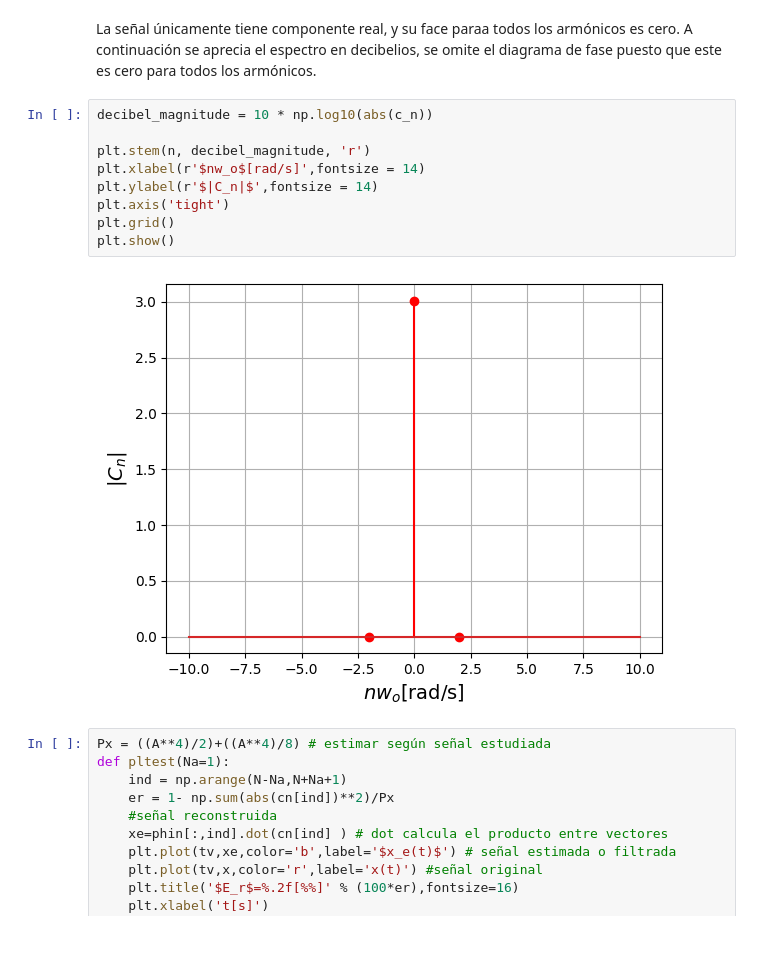
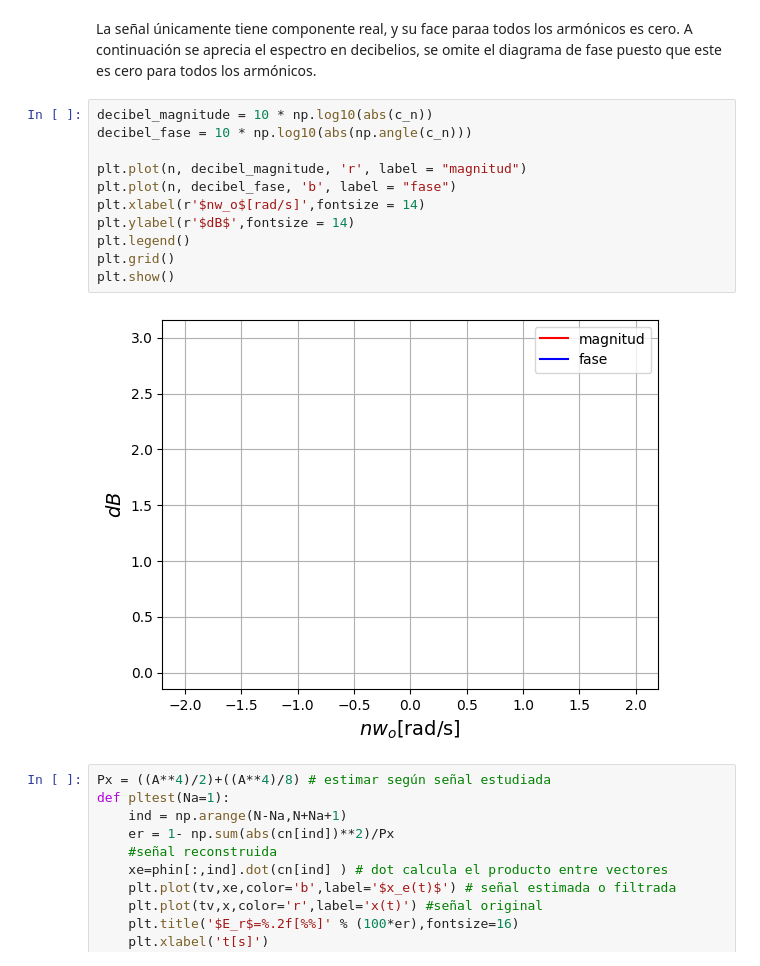
Before and after one commit to crosoriom/Senales-y-sistemas, a Jupyter notebook: Parcial_2.ipynb, the cells around one changed output. Saved outputs shown, nothing was run; the diff lists cells and outputs as text.

```diff
--- a/Parcial_2.ipynb
+++ b/Parcial_2.ipynb
@@ -172,15 +172,17 @@ La señal únicamente tiene componente real, y su face paraa todos los armónico
 A continuación se aprecia el espectro en decibelios, se omite el diagrama de fase puesto que este es cero para todos los armónicos.
 # %%
 decibel_magnitude = 10 * np.log10(abs(c_n))
+decibel_fase = 10 * np.log10(abs(np.angle(c_n)))
 
-plt.stem(n, decibel_magnitude, 'r')
+plt.plot(n, decibel_magnitude, 'r', label = "magnitud")
+plt.plot(n, decibel_fase, 'b', label = "fase")
 plt.xlabel(r'$nw_o$[rad/s]',fontsize = 14)
-plt.ylabel(r'$|C_n|$',fontsize = 14)
-plt.axis('tight')
+plt.ylabel(r'$dB$',fontsize = 14)
+plt.legend()
 plt.grid()
 plt.show()
 # %% [output]
-[figure, old version]
+[figure, new version]
 # %%
 Px = ((A**4)/2)+((A**4)/8) # estimar según señal estudiada
 def pltest(Na=1):
```
